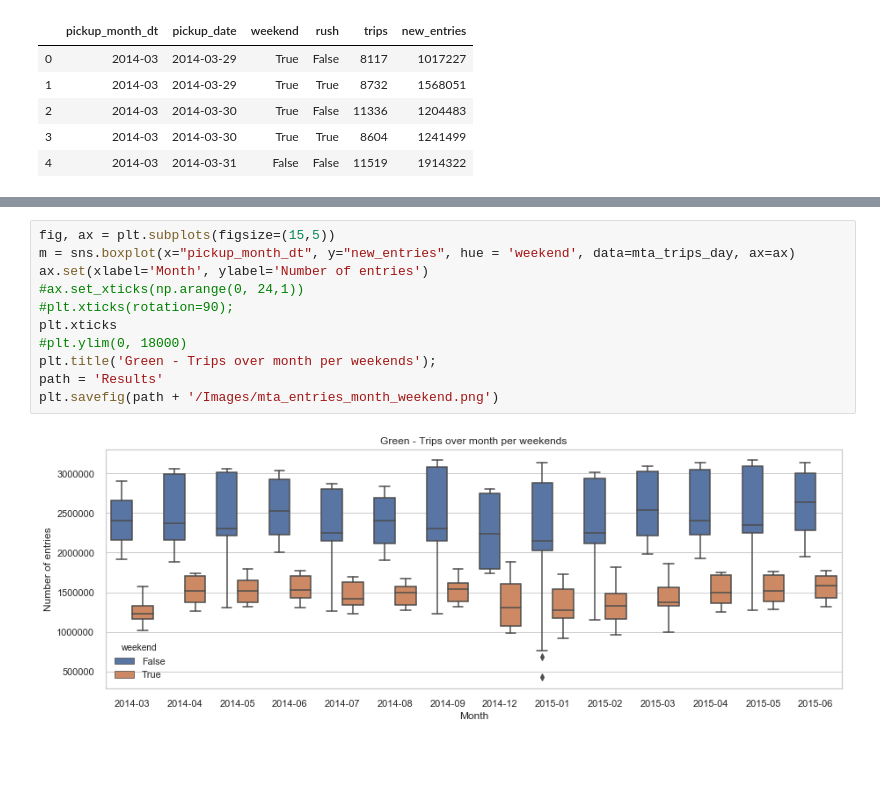
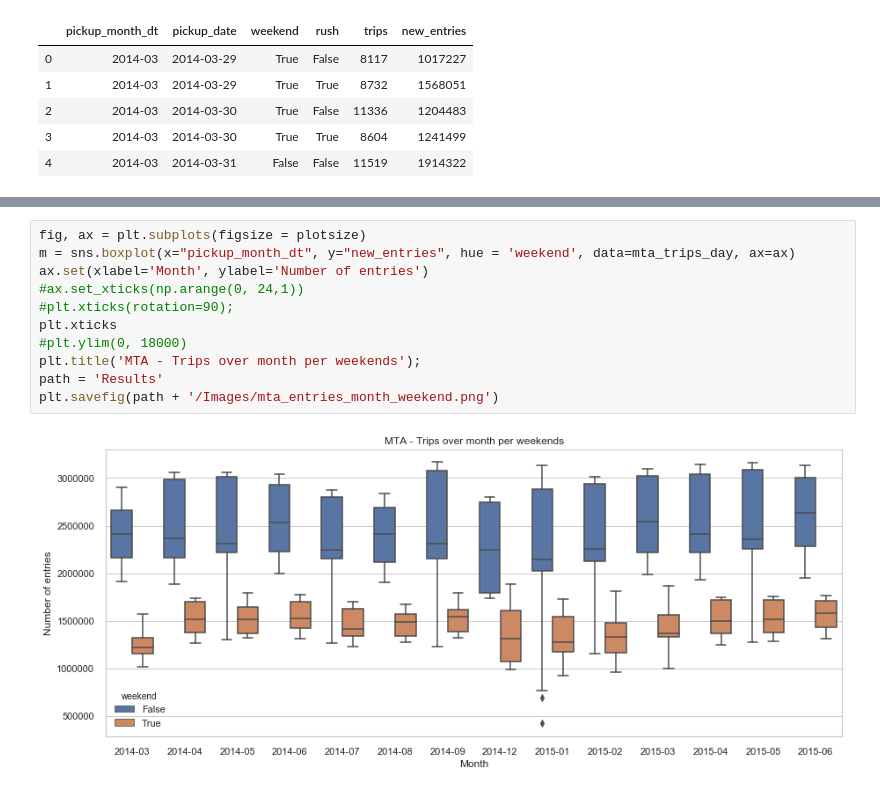
Before and after one commit to marioceron/DS4A_Datathon_Team03_2019, a Jupyter notebook: 3_Analysis_MTATrips.ipynb, the cells around one changed output, grey strips where cells are left out. Saved outputs shown, nothing was run; the diff lists cells and outputs as text; blank space fills up the shorter version.

```diff
--- a/3_Analysis_MTATrips.ipynb
+++ b/3_Analysis_MTATrips.ipynb
@@ -185,13 +185,13 @@ plt.savefig(path + '/Images/mta_entries_month_rush.png')
 # %%
-fig, ax = plt.subplots(figsize=(15,5))
+fig, ax = plt.subplots(figsize = plotsize)
 m = sns.boxplot(x="pickup_month_dt", y="new_entries", hue = 'weekend', data=mta_trips_day, ax=ax)
 ax.set(xlabel='Month', ylabel='Number of entries')
 #ax.set_xticks(np.arange(0, 24,1))
 #plt.xticks(rotation=90);
 plt.xticks
 #plt.ylim(0, 18000)
-plt.title('Green - Trips over month per weekends');
+plt.title('MTA - Trips over month per weekends');
 path = 'Results'
 plt.savefig(path + '/Images/mta_entries_month_weekend.png')
 # %% [output]
-[figure, old version]
+[figure, new version]
```
Also changed, not shown: parts of 4 cells of this notebook, 25 other files.
